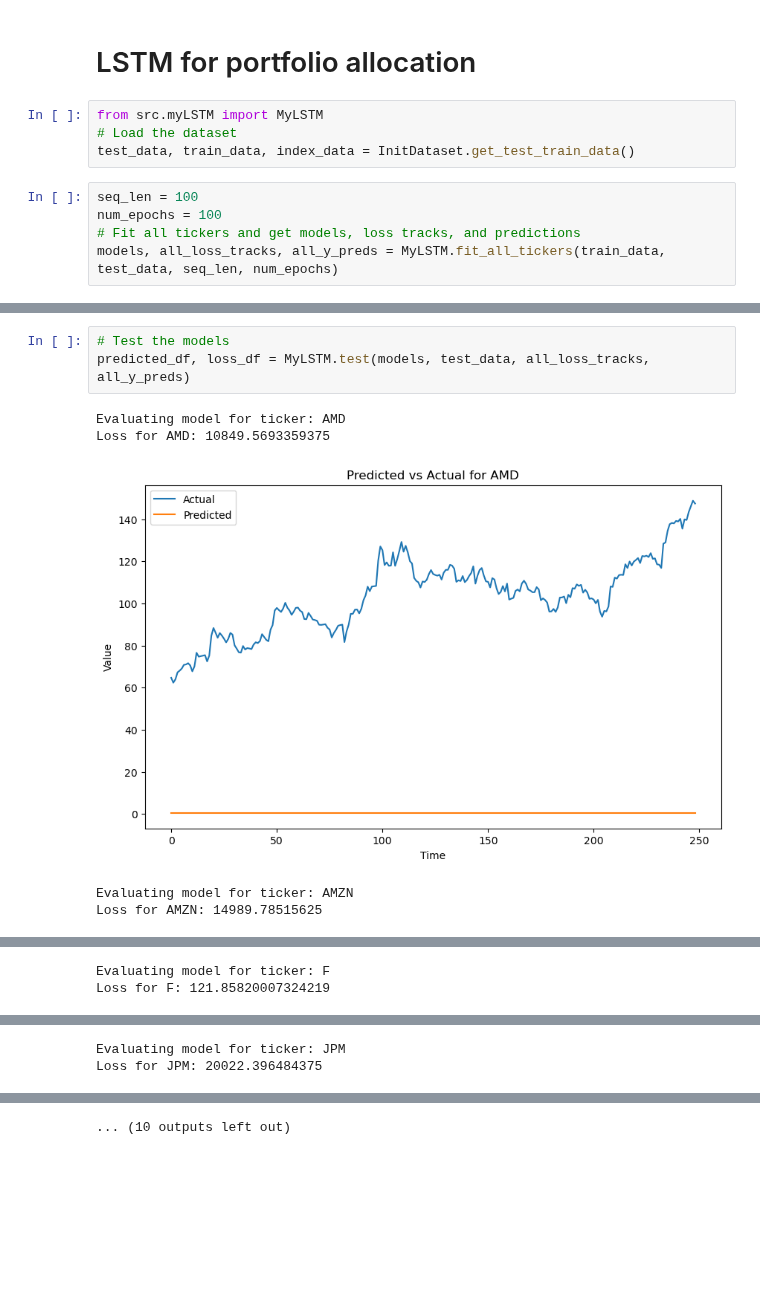
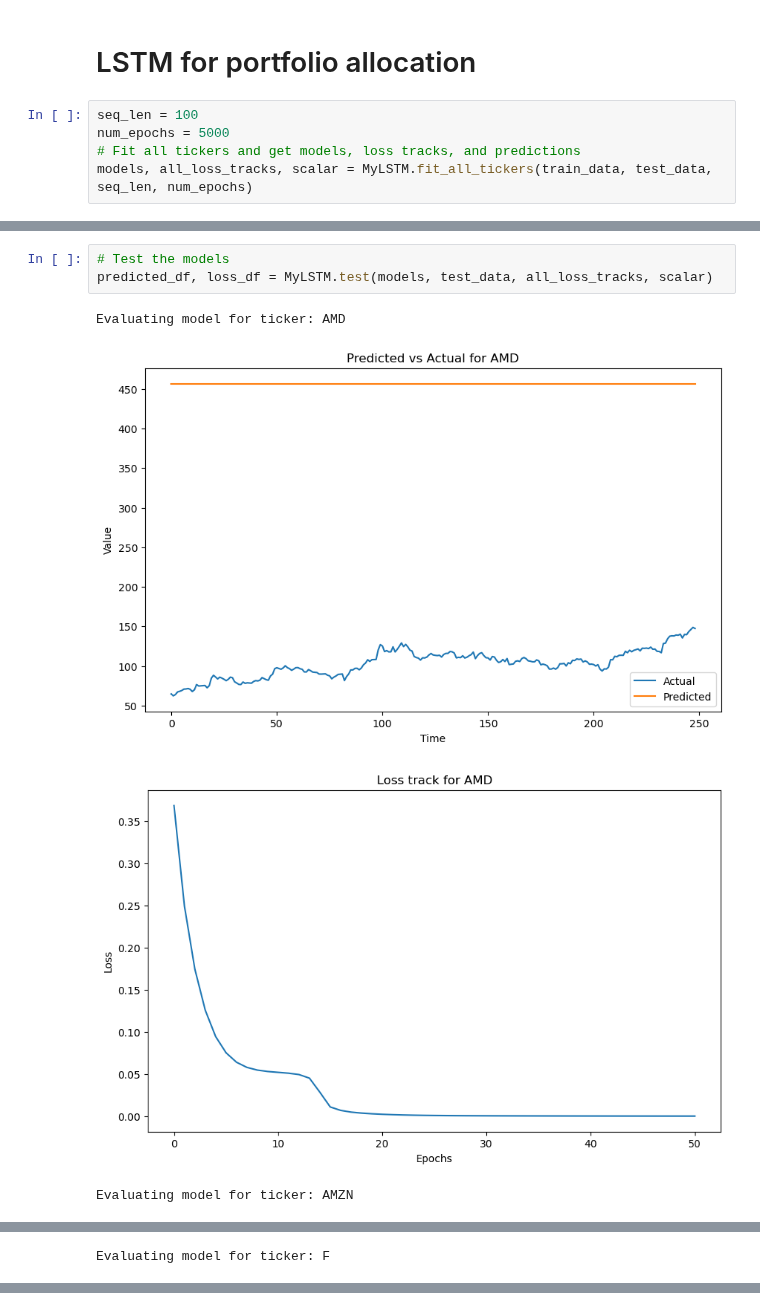
Before and after one commit to dwu359/ml-portfolio-optimization, a Jupyter notebook: portfolio_optimization.ipynb, the cells around one changed output, grey strips where cells are left out. Saved outputs shown, nothing was run; the diff lists cells and outputs as text; blank space fills up the shorter version.

Commit message:
Tried loss graphs

```diff
--- a/portfolio_optimization.ipynb
+++ b/portfolio_optimization.ipynb
@@ -377,15 +384,11 @@ Beta: 1.514681353359782
 Alpha: 0.0011286860036004566
 # %% [markdown]
 # LSTM for portfolio allocation
-# %%
-from src.myLSTM import MyLSTM
-# Load the dataset
-test_data, train_data, index_data = InitDataset.get_test_train_data()
 # %%
 seq_len = 100
-num_epochs = 100
+num_epochs = 5000
 # Fit all tickers and get models, loss tracks, and predictions
-models, all_loss_tracks, all_y_preds = MyLSTM.fit_all_tickers(train_data, test_data, seq_len, num_epochs)
+models, all_loss_tracks, scalar = MyLSTM.fit_all_tickers(train_data, test_data, seq_len, num_epochs)
 # %% [output]
 --------------------------------------------------
 Fitting model for ticker: AMD
@@ -407,9 +410,8 @@ Epoch 100/100, Loss=0.591303825378418
 # %%
 # Test the models
-predicted_df, loss_df = MyLSTM.test(models, test_data, all_loss_tracks, all_y_preds)
+predicted_df, loss_df = MyLSTM.test(models, test_data, all_loss_tracks, scalar)
 # %% [output]
 Evaluating model for ticker: AMD
-Loss for AMD: 10849.5693359375
-[figure, old version]
+[figure, new version]
+[figure, new version]
 Evaluating model for ticker: AMZN
-Loss for AMZN: 14989.78515625
@@ -417,2 +420 @@ Loss for AMZN: 14989.78515625
 Evaluating model for ticker: F
-Loss for F: 121.85820007324219
@@ -426,2 +426,0 @@ Loss for INTC: 1125.3895263671875
-Evaluating model for ticker: JPM
-Loss for JPM: 20022.396484375
@@ -429 +426,0 @@ Loss for JPM: 20022.396484375
-... (10 outputs left out)
```
Also changed, not shown: parts of 3 cells of this notebook, 1 other file.
